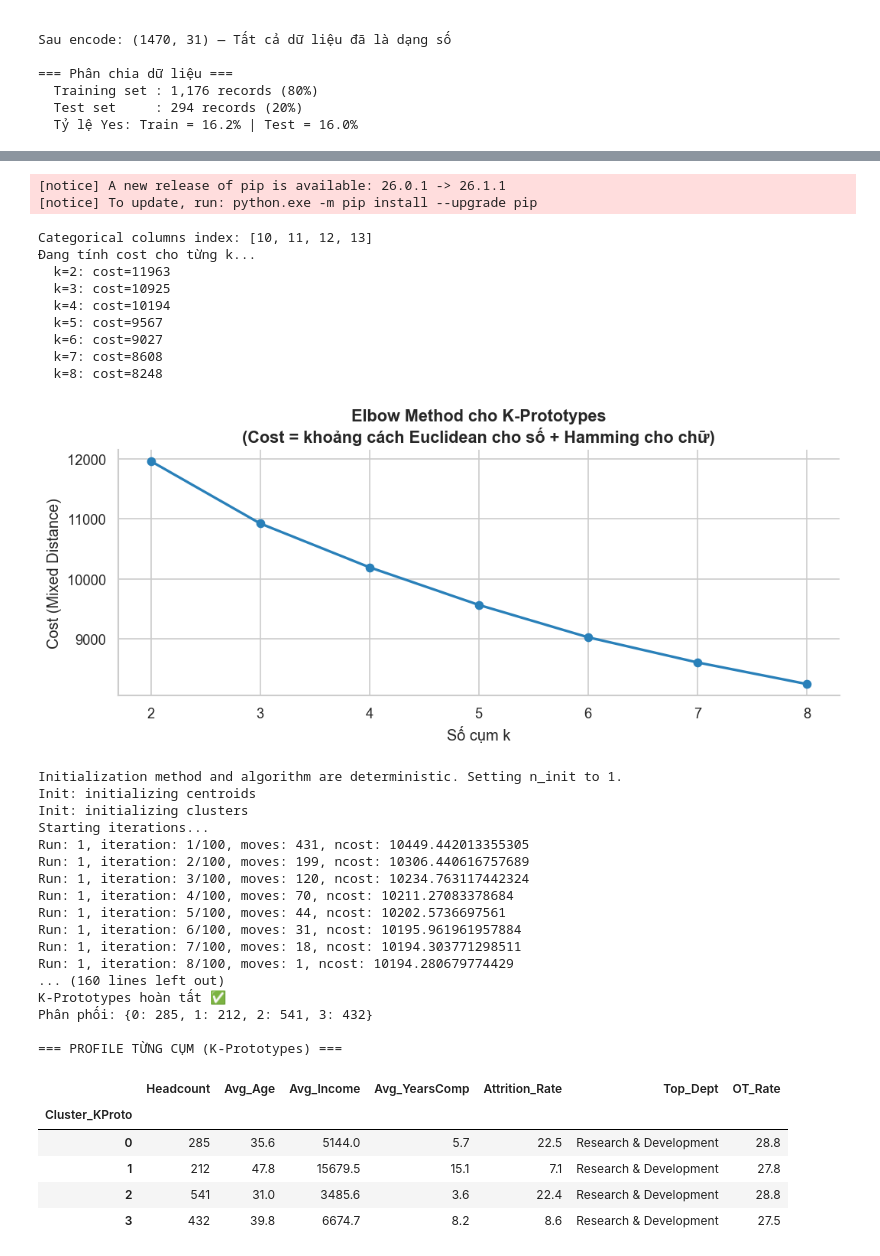
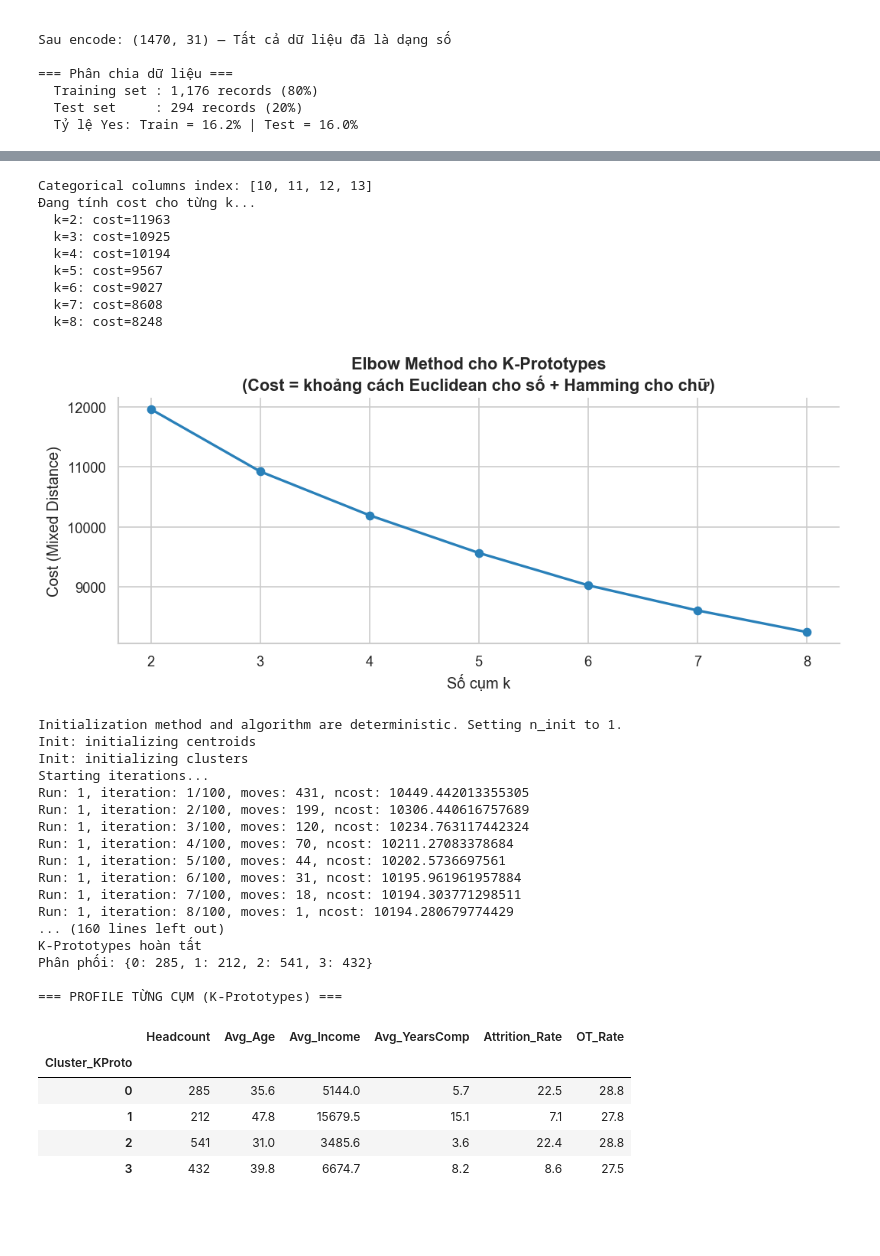
Before and after one commit to Quynhhuong2405/DATAMINING, a Jupyter notebook: Data_mining1_6.ipynb, the cells around one changed output, grey strips where cells are left out. Drawn from its saved outputs; the diff is of its cells as text; code cells hidden in the pictures; blank space fills up the shorter version.

```diff
--- a/Data_mining1_6.ipynb
+++ b/Data_mining1_6.ipynb
@@ -1493,5 +1502,4 @@ Do đó, chúng ta kết hợp điểm ngoặt mờ tại k=4 của biểu đồ
 # %%
-%pip install kmodes -q
 from kmodes.kprototypes import KPrototypes
 from sklearn.preprocessing import StandardScaler
 import pandas as pd
@@ -1567,67 +1575,64 @@ K_OPTIMAL = 4  # ← điều chỉnh sau khi xem Elbow
 kproto_model = KPrototypes(
     n_clusters=K_OPTIMAL,
     init='Cao',
     n_init=10,
     random_state=42,
     verbose=1
 )
 kproto_labels = kproto_model.fit_predict(
     df_proto.values,
     categorical=cat_idx
 )
 
 df['Cluster_KProto'] = kproto_labels
-print(f"\nK-Prototypes hoàn tất ✅")
+print(f"\nK-Prototypes hoàn tất ")
 print(f"Phân phối: {pd.Series(kproto_labels).value_counts().sort_index().to_dict()}")
 
 # ════════════════════════════════════════════
 # BƯỚC 5: Phân tích profile từng cụm
 # ════════════════════════════════════════════
 profile = df.groupby('Cluster_KProto').agg(
     Headcount       = ('Age', 'count'),
     Avg_Age         = ('Age', 'mean'),
     Avg_Income      = ('MonthlyIncome', 'mean'),
     Avg_YearsComp   = ('YearsAtCompany', 'mean'),
     Attrition_Rate  = ('Attrition', lambda x: (x=='Yes').mean()*100),
-    Top_Dept        = ('Department', lambda x: x.mode()[0]),
     OT_Rate         = ('OverTime', lambda x: (x=='Yes').mean()*100)
 ).round(1)
 
 print("\n=== PROFILE TỪNG CỤM (K-Prototypes) ===")
 display(profile)
 # %% [output]
-[notice] A new release of pip is available: 26.0.1 -> 26.1.1
-[notice] To update, run: python.exe -m pip install --upgrade pip
+Categorical columns index: [10, 11, 12, 13]
+Đang tính cost cho từng k...
+  k=2: cost=11963
+  k=3: cost=10925
+  k=4: cost=10194
+  k=5: cost=9567
+  k=6: cost=9027
+  k=7: cost=8608
+  k=8: cost=8248
+[figure]
-Categorical columns index: [10, 11, 12, 13]
-Đang tính cost cho từng k...
-  k=2: cost=11963
-  k=3: cost=10925
-  k=4: cost=10194
-  k=5: cost=9567
-  k=6: cost=9027
-  k=7: cost=8608
-  k=8: cost=8248
+Initialization method and algorithm are deterministic. Setting n_init to 1.
+Init: initializing centroids
+Init: initializing clusters
+Starting iterations...
+Run: 1, iteration: 1/100, moves: 431, ncost: 10449.442013355305
+Run: 1, iteration: 2/100, moves: 199, ncost: 10306.440616757689
+Run: 1, iteration: 3/100, moves: 120, ncost: 10234.763117442324
+Run: 1, iteration: 4/100, moves: 70, ncost: 10211.27083378684
+Run: 1, iteration: 5/100, moves: 44, ncost: 10202.5736697561
+Run: 1, iteration: 6/100, moves: 31, ncost: 10195.961961957884
+Run: 1, iteration: 7/100, moves: 18, ncost: 10194.303771298511
+Run: 1, iteration: 8/100, moves: 1, ncost: 10194.280679774429
+... (160 lines left out)
+K-Prototypes hoàn tất
+Phân phối: {0: 285, 1: 212, 2: 541, 3: 432}
+
+=== PROFILE TỪNG CỤM (K-Prototypes) ===
-[figure]
-Initialization method and algorithm are deterministic. Setting n_init to 1.
-Init: initializing centroids
-Init: initializing clusters
-Starting iterations...
-Run: 1, iteration: 1/100, moves: 431, ncost: 10449.442013355305
-Run: 1, iteration: 2/100, moves: 199, ncost: 10306.440616757689
-Run: 1, iteration: 3/100, moves: 120, ncost: 10234.763117442324
-Run: 1, iteration: 4/100, moves: 70, ncost: 10211.27083378684
-Run: 1, iteration: 5/100, moves: 44, ncost: 10202.5736697561
-Run: 1, iteration: 6/100, moves: 31, ncost: 10195.961961957884
-Run: 1, iteration: 7/100, moves: 18, ncost: 10194.303771298511
-Run: 1, iteration: 8/100, moves: 1, ncost: 10194.280679774429
-... (160 lines left out)
-K-Prototypes hoàn tất ✅
-Phân phối: {0: 285, 1: 212, 2: 541, 3: 432}
-
-=== PROFILE TỪNG CỤM (K-Prototypes) ===
-|  | Headcount | Avg_Age | Avg_Income | Avg_YearsComp | Attrition_Rate | Top_Dept | OT_Rate |
-| Cluster_KProto |  |  |  |  |  |  |  |
-| 0 | 285 | 35.6 | 5144.0 | 5.7 | 22.5 | Research & Development | 28.8 |
-| 1 | 212 | 47.8 | 15679.5 | 15.1 | 7.1 | Research & Development | 27.8 |
-| 2 | 541 | 31.0 | 3485.6 | 3.6 | 22.4 | Research & Development | 28.8 |
-| 3 | 432 | 39.8 | 6674.7 | 8.2 | 8.6 | Research & Development | 27.5 |
+|  | Headcount | Avg_Age | Avg_Income | Avg_YearsComp | Attrition_Rate | OT_Rate |
+| Cluster_KProto |  |  |  |  |  |  |
+| 0 | 285 | 35.6 | 5144.0 | 5.7 | 22.5 | 28.8 |
+| 1 | 212 | 47.8 | 15679.5 | 15.1 | 7.1 | 27.8 |
+| 2 | 541 | 31.0 | 3485.6 | 3.6 | 22.4 | 28.8 |
+| 3 | 432 | 39.8 | 6674.7 | 8.2 | 8.6 | 27.5 |
```
Also changed, not shown: parts of 20 cells of this notebook.
